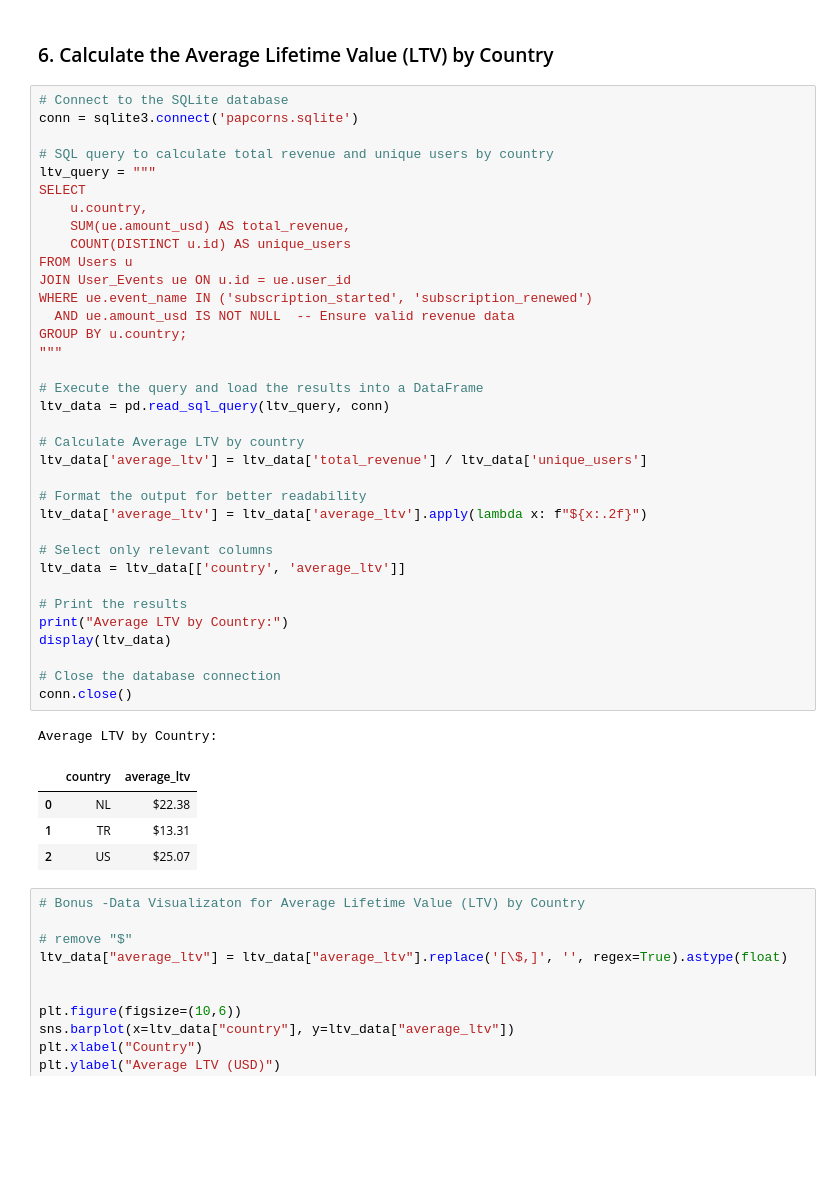
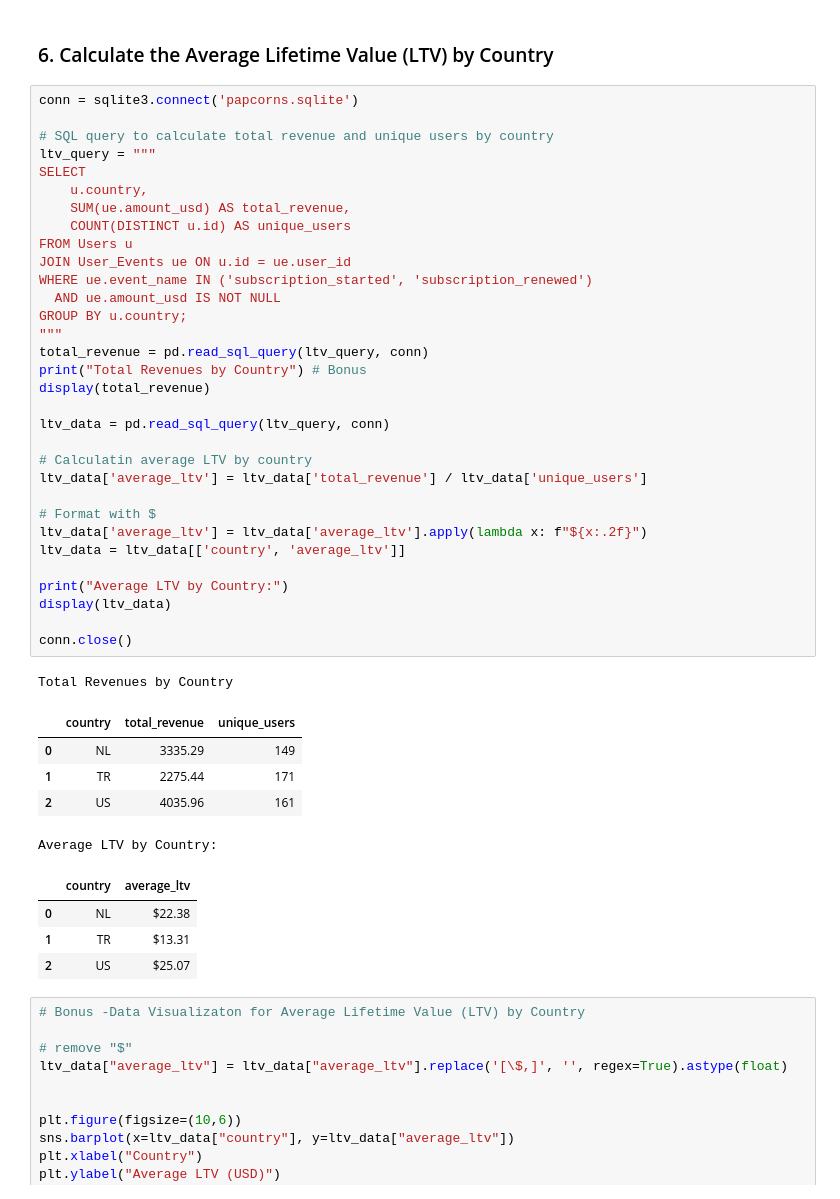
Before and after one commit to tugbacakmak/data-interview, a Jupyter notebook: case_study.ipynb, the cells around one changed output. Cells and saved outputs as stored; diff of their text form; blank space fills up the shorter version.

```diff
--- a/case_study.ipynb
+++ b/case_study.ipynb
@@ -304,46 +274,48 @@ Finding: Median Duration: TR (2.5 months) > NL (2.3 months) > US (2.3 months).
 # %% [markdown]
 ### 6. Calculate the Average Lifetime Value (LTV) by Country
 # %%
-# Connect to the SQLite database
 conn = sqlite3.connect('papcorns.sqlite')
 
 # SQL query to calculate total revenue and unique users by country
 ltv_query = """
 SELECT
     u.country,
     SUM(ue.amount_usd) AS total_revenue,
     COUNT(DISTINCT u.id) AS unique_users
 FROM Users u
 JOIN User_Events ue ON u.id = ue.user_id
 WHERE ue.event_name IN ('subscription_started', 'subscription_renewed')
-  AND ue.amount_usd IS NOT NULL  -- Ensure valid revenue data
+  AND ue.amount_usd IS NOT NULL
 GROUP BY u.country;
 """
+total_revenue = pd.read_sql_query(ltv_query, conn)
+print("Total Revenues by Country") # Bonus
+display(total_revenue)
 
-# Execute the query and load the results into a DataFrame
 ltv_data = pd.read_sql_query(ltv_query, conn)
 
-# Calculate Average LTV by country
+# Calculatin average LTV by country
 ltv_data['average_ltv'] = ltv_data['total_revenue'] / ltv_data['unique_users']
 
-# Format the output for better readability
+# Format with $
 ltv_data['average_ltv'] = ltv_data['average_ltv'].apply(lambda x: f"${x:.2f}")
-
-# Select only relevant columns
 ltv_data = ltv_data[['country', 'average_ltv']]
 
-# Print the results
 print("Average LTV by Country:")
 display(ltv_data)
 
-# Close the database connection
 conn.close()
 # %% [output]
-Average LTV by Country:
+Total Revenues by Country
-|  | country | average_ltv |
-| 0 | NL | $22.38 |
-| 1 | TR | $13.31 |
-| 2 | US | $25.07 |
+|  | country | total_revenue | unique_users |
+| 0 | NL | 3335.29 | 149 |
+| 1 | TR | 2275.44 | 171 |
+| 2 | US | 4035.96 | 161 |
+Average LTV by Country:
+|  | country | average_ltv |
+| 0 | NL | $22.38 |
+| 1 | TR | $13.31 |
+| 2 | US | $25.07 |
 # %%
 # Bonus -Data Visualizaton for Average Lifetime Value (LTV) by Country
 
```
Also changed, not shown: parts of 12 cells of this notebook.
